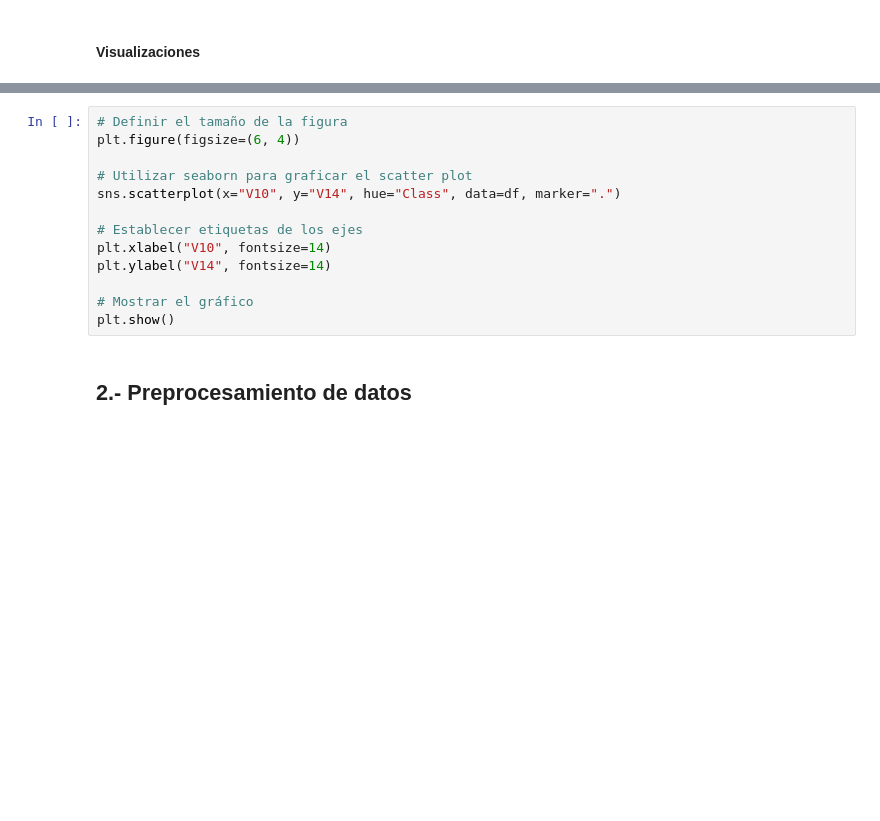
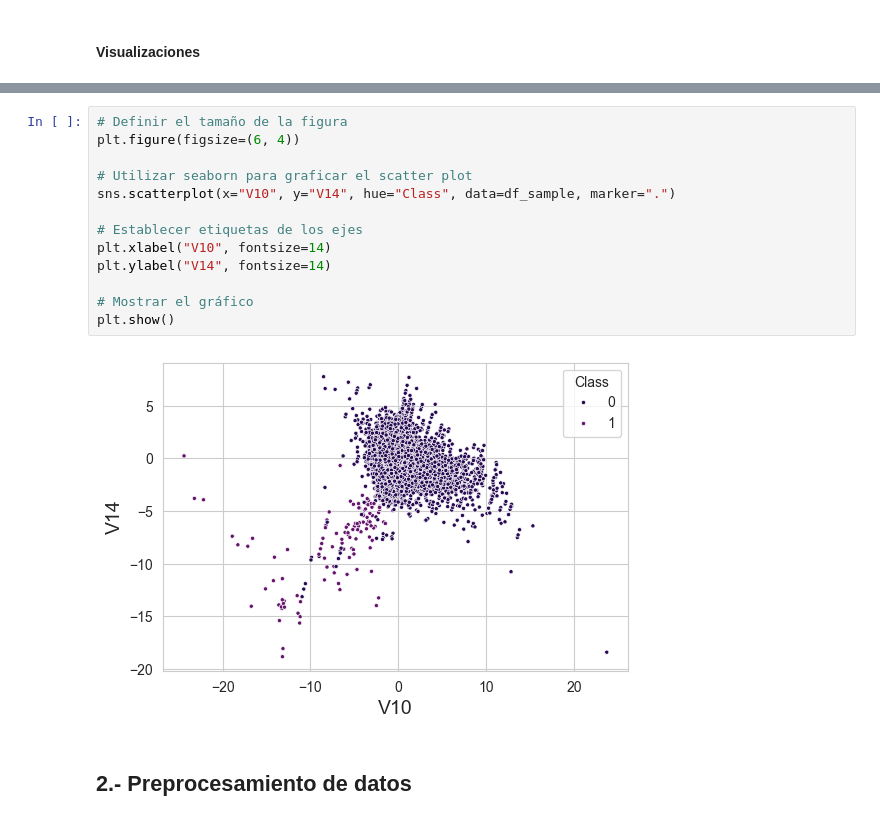
Before and after one commit to jhonadanil/ML-Tutorial, a Jupyter notebook: 8.-kmeans.ipynb, the cells around one changed output, grey strips where cells are left out. Cells and saved outputs as stored; diff of their text form; blank space fills up the shorter version.

```diff
--- a/8.-kmeans.ipynb
+++ b/8.-kmeans.ipynb
@@ -108,16 +125,18 @@ plt.show()
 # %%
 # Definir el tamaño de la figura
 plt.figure(figsize=(6, 4))
 
 # Utilizar seaborn para graficar el scatter plot
-sns.scatterplot(x="V10", y="V14", hue="Class", data=df, marker=".")
+sns.scatterplot(x="V10", y="V14", hue="Class", data=df_sample, marker=".")
 
 # Establecer etiquetas de los ejes
 plt.xlabel("V10", fontsize=14)
 plt.ylabel("V14", fontsize=14)
 
 # Mostrar el gráfico
 plt.show()
+# %% [output]
+[figure, added]
 # %% [markdown]
 ## 2.- Preprocesamiento de datos
 # %%
```
Also changed, not shown: parts of 11 cells of this notebook, 24 other files.
